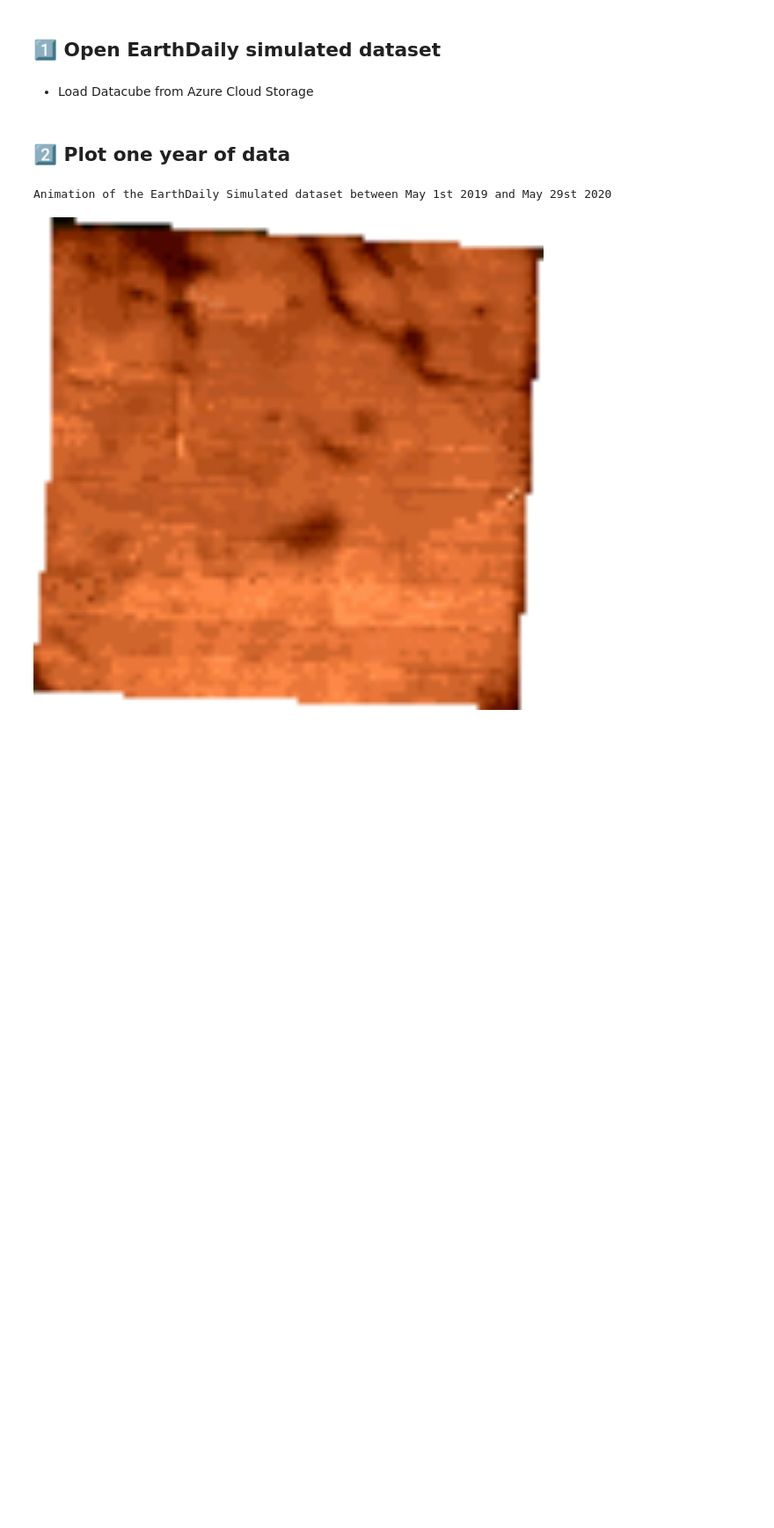
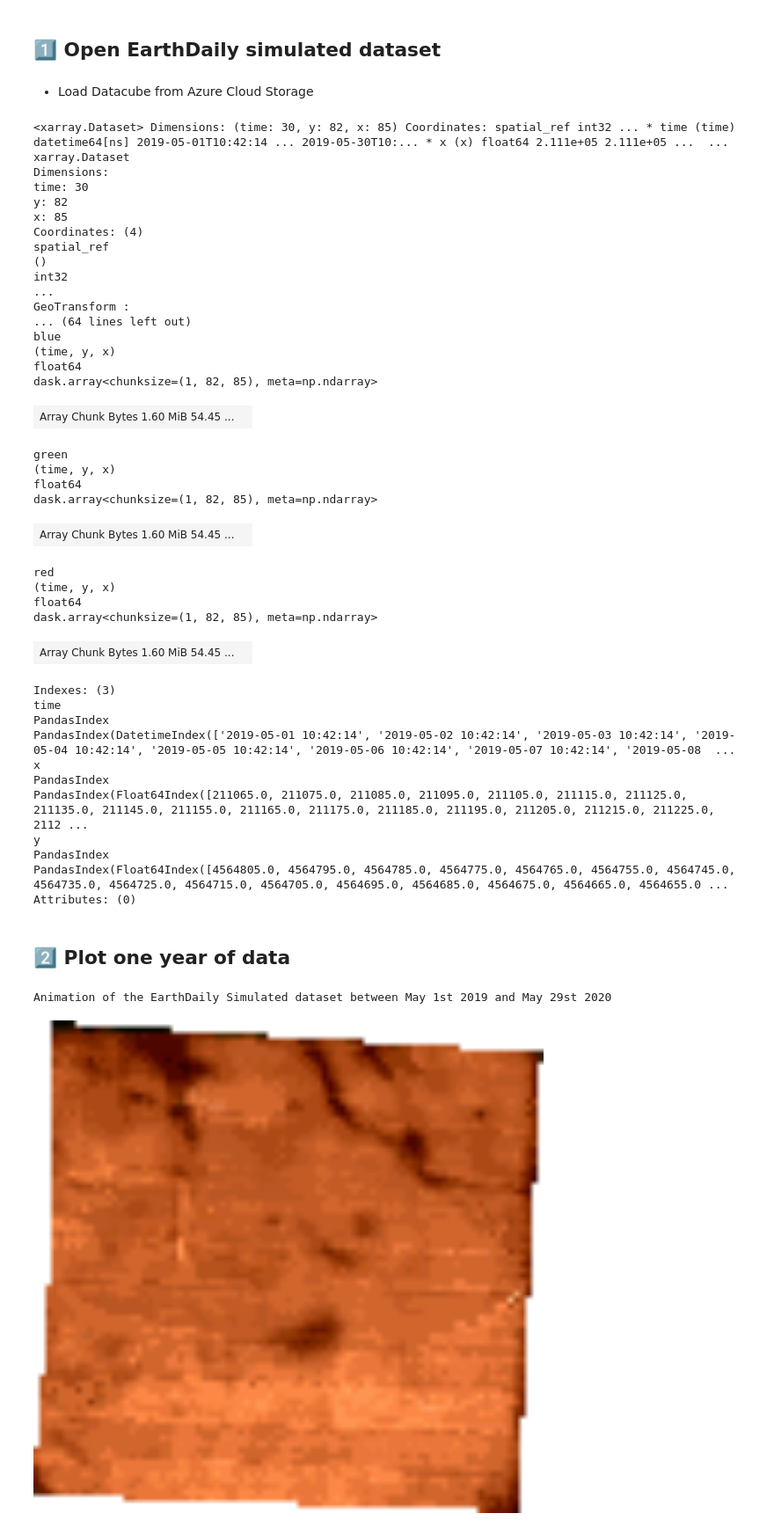
Before and after one commit to earthdaily/reflectance-datacube-processor, a Jupyter notebook: notebooks/datacube-simulated-dataset.ipynb, the cells around one changed output. Shown: that part at 88% size. Cells and saved outputs as stored; diff of their text form; code cells hidden in the pictures; blank space fills up the shorter version.

```diff
--- a/notebooks/datacube-simulated-dataset.ipynb
+++ b/notebooks/datacube-simulated-dataset.ipynb
@@ -25,6 +25,48 @@ from earthdaily_data_processor.utils import open_cube_azure
 # %%
 image = '2019-05-01_2019-05-31_EDdataset_earthdaily-simulated-cloudless-l2a-cog-edagro_datacube.zarr'
 cube = open_cube_azure(image)
+# %%
+cube
+# %% [output]
+<xarray.Dataset> Dimensions: (time: 30, y: 82, x: 85) Coordinates: spatial_ref int32 ... * time (time) datetime64[ns] 2019-05-01T10:42:14 ... 2019-05-30T10:... * x (x) float64 2.111e+05 2.111e+05 ...  ...
+xarray.Dataset
+Dimensions:
+time: 30
+y: 82
+x: 85
+Coordinates: (4)
+spatial_ref
+()
+int32
+...
+GeoTransform :
+... (64 lines left out)
+blue
+(time, y, x)
+float64
+dask.array<chunksize=(1, 82, 85), meta=np.ndarray>
+| Array Chunk Bytes 1.60 MiB 54.45 ... |  |
+green
+(time, y, x)
+float64
+dask.array<chunksize=(1, 82, 85), meta=np.ndarray>
+| Array Chunk Bytes 1.60 MiB 54.45 ... |  |
+red
+(time, y, x)
+float64
+dask.array<chunksize=(1, 82, 85), meta=np.ndarray>
+| Array Chunk Bytes 1.60 MiB 54.45 ... |  |
+Indexes: (3)
+time
+PandasIndex
+PandasIndex(DatetimeIndex(['2019-05-01 10:42:14', '2019-05-02 10:42:14', '2019-05-03 10:42:14', '2019-05-04 10:42:14', '2019-05-05 10:42:14', '2019-05-06 10:42:14', '2019-05-07 10:42:14', '2019-05-08  ...
+x
+PandasIndex
+PandasIndex(Float64Index([211065.0, 211075.0, 211085.0, 211095.0, 211105.0, 211115.0, 211125.0, 211135.0, 211145.0, 211155.0, 211165.0, 211175.0, 211185.0, 211195.0, 211205.0, 211215.0, 211225.0, 2112 ...
+y
+PandasIndex
+PandasIndex(Float64Index([4564805.0, 4564795.0, 4564785.0, 4564775.0, 4564765.0, 4564755.0, 4564745.0, 4564735.0, 4564725.0, 4564715.0, 4564705.0, 4564695.0, 4564685.0, 4564675.0, 4564665.0, 4564655.0 ...
+Attributes: (0)
 # %% [markdown]
  ## 2️⃣ Plot one year of data
 # %%
```
Also changed, not shown: parts of 1 cell of this notebook, 6 other files.
